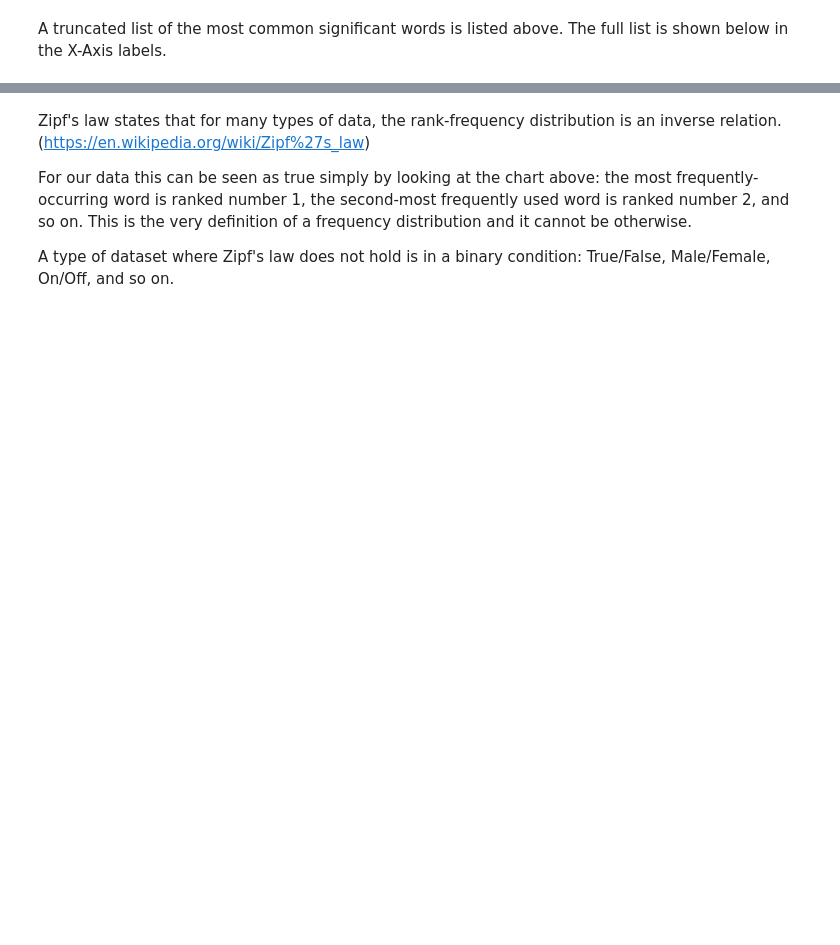
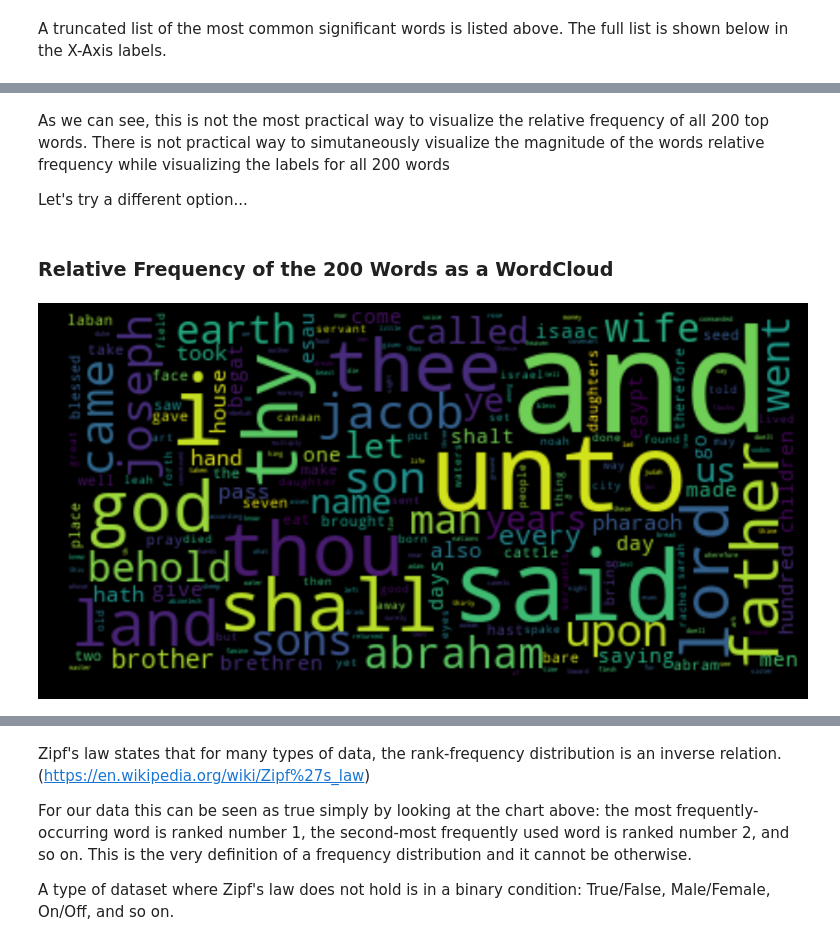
Before and after one commit to LovinSpoonful/DATA620_Week8, a Jupyter notebook: Week8.ipynb, the cells around one changed output, grey strips where cells are left out. Drawn from its saved outputs; the diff is of its cells as text; code cells hidden in the pictures; blank space fills up the shorter version.

```diff
--- a/Week8.ipynb
+++ b/Week8.ipynb
@@ -108,0 +154,17 @@ A truncated list of the most common significant words is listed above. The full
+# %% [markdown]
+As we can see, this is not the most practical way to visualize the relative frequency of all 200 top words. There is not practical way to simutaneously visualize the magnitude of the words relative frequency while visualizing the labels for all 200 words
+
+Let's try a different option...
+# %% [markdown]
+### Relative Frequency of the 200 Words as a WordCloud
+# %%
+d = dict(zip(fdist200.word, fdist200.counts))
+
+wordcloud = WordCloud()
+wordcloud.generate_from_frequencies(frequencies=d)
+plt.figure(figsize=(16, 10))
+plt.imshow(wordcloud, interpolation="bilinear")
+plt.axis("off")
+plt.show()
+# %% [output]
+[figure, added]
```
Also changed, not shown: parts of 24 cells of this notebook.
